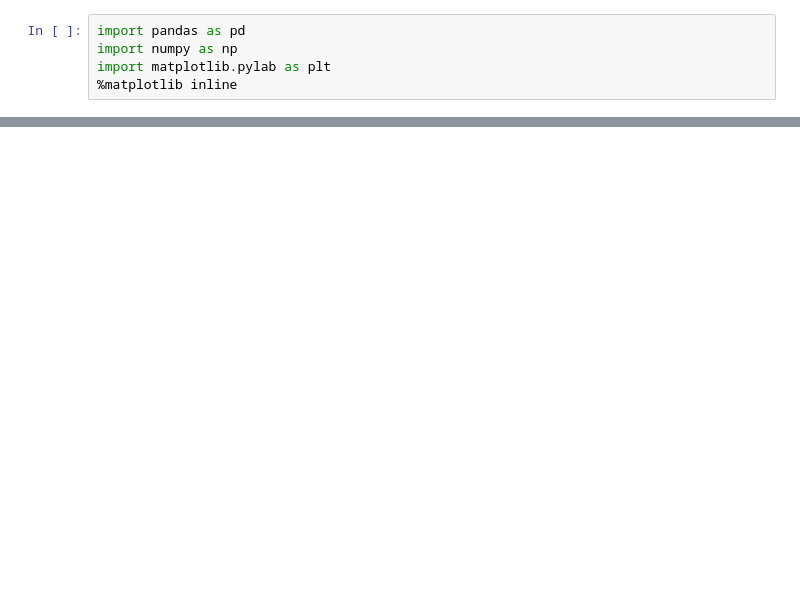
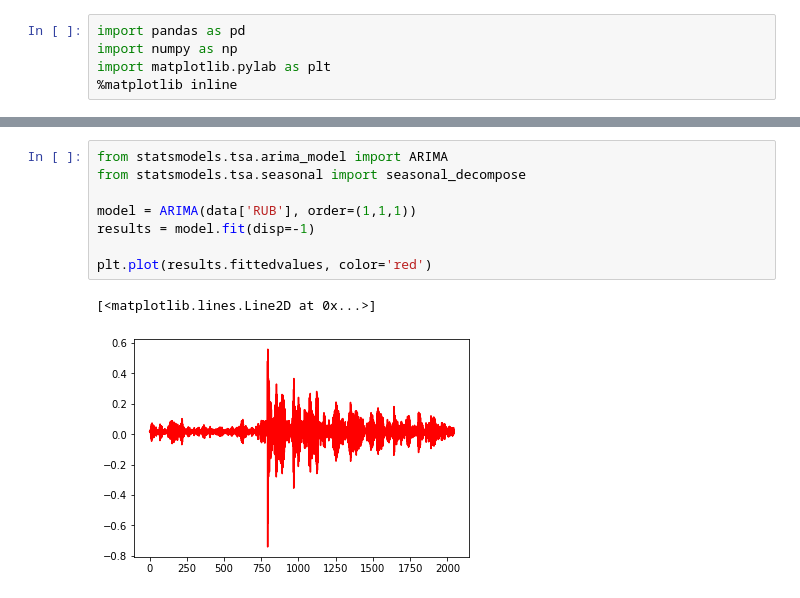
Before and after one commit to colyk/currency-prediction, a Jupyter notebook: prediction.ipynb, the cells around one changed output, grey strips where cells are left out. Saved outputs shown, nothing was run; the diff lists cells and outputs as text; blank space fills up the shorter version.

```diff
--- a/prediction.ipynb
+++ b/prediction.ipynb
@@ -55,0 +42,11 @@ model_fit?
+# %%
+from statsmodels.tsa.arima_model import ARIMA
+from statsmodels.tsa.seasonal import seasonal_decompose
+
+model = ARIMA(data['RUB'], order=(1,1,1))
+results = model.fit(disp=-1)
+
+plt.plot(results.fittedvalues, color='red')
+# %% [output]
+[<matplotlib.lines.Line2D at 0x...>]
+[figure, added]
```
Also changed, not shown: parts of 7 cells of this notebook, 2 other files.
